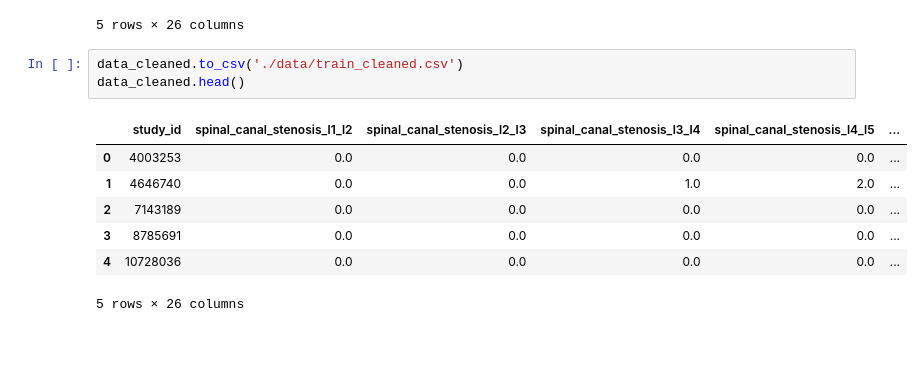
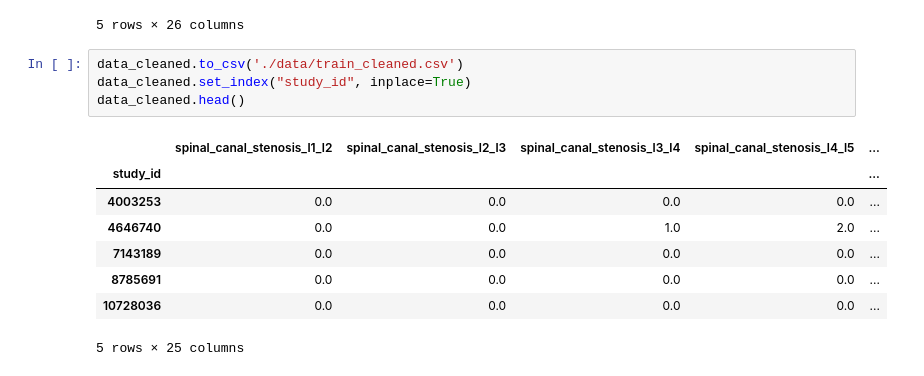
Before and after one commit to Arthurs101/PROJECT2-DATA-SCIENCE, a Jupyter notebook: EXPLORATION-ANALYSIS.ipynb, the cells around one changed output. Cells and saved outputs as stored; diff of their text form; blank space fills up the shorter version.

```diff
--- a/EXPLORATION-ANALYSIS.ipynb
+++ b/EXPLORATION-ANALYSIS.ipynb
@@ -83,12 +84,14 @@ data.head()
 5 rows × 26 columns
 # %%
 data_cleaned.to_csv('./data/train_cleaned.csv')
+data_cleaned.set_index("study_id", inplace=True)
 data_cleaned.head()
 # %% [output]
-|  | study_id | spinal_canal_stenosis_l1_l2 | spinal_canal_stenosis_l2_l3 | spinal_canal_stenosis_l3_l4 | spinal_canal_stenosis_l4_l5 | ... |
-| 0 | 4003253 | 0.0 | 0.0 | 0.0 | 0.0 | ... |
-| 1 | 4646740 | 0.0 | 0.0 | 1.0 | 2.0 | ... |
-| 2 | 7143189 | 0.0 | 0.0 | 0.0 | 0.0 | ... |
-| 3 | 8785691 | 0.0 | 0.0 | 0.0 | 0.0 | ... |
-| 4 | 10728036 | 0.0 | 0.0 | 0.0 | 0.0 | ... |
+|  | spinal_canal_stenosis_l1_l2 | spinal_canal_stenosis_l2_l3 | spinal_canal_stenosis_l3_l4 | spinal_canal_stenosis_l4_l5 | ... |
+| study_id |  |  |  |  | ... |
+| 4003253 | 0.0 | 0.0 | 0.0 | 0.0 | ... |
+| 4646740 | 0.0 | 0.0 | 1.0 | 2.0 | ... |
+| 7143189 | 0.0 | 0.0 | 0.0 | 0.0 | ... |
+| 8785691 | 0.0 | 0.0 | 0.0 | 0.0 | ... |
+| 10728036 | 0.0 | 0.0 | 0.0 | 0.0 | ... |
-5 rows × 26 columns
+5 rows × 25 columns
```
Also changed, not shown: parts of 3 cells of this notebook, 1 other file.
